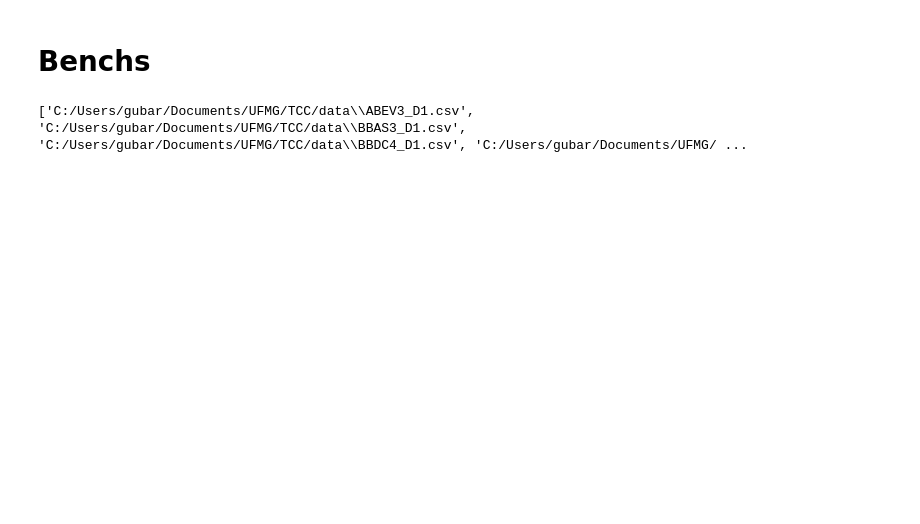
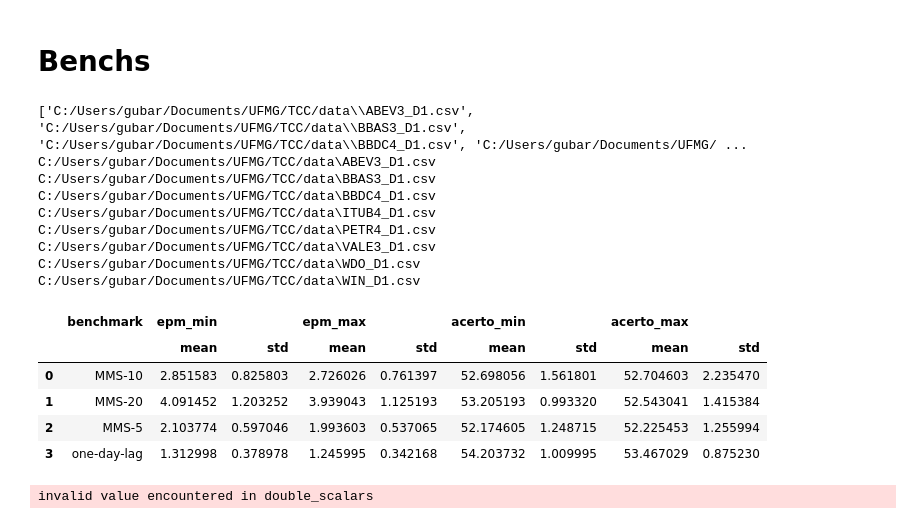
Before and after one commit to gustavo-nakabayashi/TCC, a Jupyter notebook: src/main.ipynb, the cells around one changed output. Cells and saved outputs as stored; diff of their text form; code cells hidden in the pictures; blank space fills up the shorter version.

```diff
--- a/src/main.ipynb
+++ b/src/main.ipynb
@@ -346,6 +450,16 @@ import glob
 from backtest import backtest
 import multiprocess
 import numpy as np
+
+from datetime import datetime, timedelta
+import numpy as np
+import pandas as pd
+
+
+import plotly.express as px
+import plotly.graph_objects as go
+import plotly.io as pio
+
 
 d1_files = glob.glob(r"C:/Users/gubar/Documents/UFMG/TCC/data/*D1.csv")
 print(d1_files)
@@ -367,36 +481,60 @@ def calc_acerto (ys ,ydv):
 for index, d1_file in enumerate(d1_files):
     df_d1 = pd.read_csv(d1_files[index])
     # mma = benchmark.mma(df_d1, 5)
+    print(d1_files[index])
     for bench, func in [
             ("MMS-5", benchmark.sma_5),
             ("MMS-10", benchmark.sma_10),
             ("MMS-20", benchmark.sma_20),
             ("one-day-lag", benchmark.one_day_lag)
         ]:
 
         df_prevision_data = func(df_d1)
 
+
+
         mape_low = erro(df_prevision_data["low"], df_prevision_data["min_ann"])
         mape_high = erro(df_prevision_data["high"], df_prevision_data["max_ann"])
 
         acerto_low = calc_acerto(df_prevision_data["low"], df_prevision_data["min_ann"])
         acerto_high = calc_acerto(df_prevision_data["high"], df_prevision_data["max_ann"])
 
         stock = d1_file.split("\\")[1].split(".")[0]
+
         df_prevision_data[["time", "min_ann", "max_ann", "real_volume"]].to_csv(f'../{bench}/{stock}.csv', header=False, index=False)
 
         prevision_results.append({
             "benchmark": bench,
             "epm_min": mape_low,
             "epm_max": mape_high,
             "acerto_min": acerto_low,
             "acerto_max": acerto_high,
         })
+        df_prevision_data["time"] = pd.to_datetime(df_prevision_data["time"], unit="s")
+        fig = px.line(df_prevision_data, x="time", y=["high", "max_ann", "low", "min_ann"])
+
+
+fig.show()
 
 benchmark_df = pd.DataFrame(prevision_results).groupby(["benchmark"]).agg(['mean', 'std']).reset_index()
+display(benchmark_df)
 benchmark_df.to_latex("../results/benchmark.tex", index=False, float_format="{:0.2f}".format)
 # %% [output]
 ['C:/Users/gubar/Documents/UFMG/TCC/data\\ABEV3_D1.csv', 'C:/Users/gubar/Documents/UFMG/TCC/data\\BBAS3_D1.csv', 'C:/Users/gubar/Documents/UFMG/TCC/data\\BBDC4_D1.csv', 'C:/Users/gubar/Documents/UFMG/ ...
+C:/Users/gubar/Documents/UFMG/TCC/data\ABEV3_D1.csv
+C:/Users/gubar/Documents/UFMG/TCC/data\BBAS3_D1.csv
+C:/Users/gubar/Documents/UFMG/TCC/data\BBDC4_D1.csv
+C:/Users/gubar/Documents/UFMG/TCC/data\ITUB4_D1.csv
+C:/Users/gubar/Documents/UFMG/TCC/data\PETR4_D1.csv
+C:/Users/gubar/Documents/UFMG/TCC/data\VALE3_D1.csv
+C:/Users/gubar/Documents/UFMG/TCC/data\WDO_D1.csv
+C:/Users/gubar/Documents/UFMG/TCC/data\WIN_D1.csv
+|  | benchmark | epm_min |  | epm_max |  | acerto_min |  | acerto_max |  |
+|  |  | mean | std | mean | std | mean | std | mean | std |
+| 0 | MMS-10 | 2.851583 | 0.825803 | 2.726026 | 0.761397 | 52.698056 | 1.561801 | 52.704603 | 2.235470 |
+| 1 | MMS-20 | 4.091452 | 1.203252 | 3.939043 | 1.125193 | 53.205193 | 0.993320 | 52.543041 | 1.415384 |
+| 2 | MMS-5 | 2.103774 | 0.597046 | 1.993603 | 0.537065 | 52.174605 | 1.248715 | 52.225453 | 1.255994 |
+| 3 | one-day-lag | 1.312998 | 0.378978 | 1.245995 | 0.342168 | 54.203732 | 1.009995 | 53.467029 | 0.875230 |
 # %%
 from trader import Trader
 import pandas as pd
@@ -477,6 +616,8 @@ teste = df_metrics_results.groupby(["benchmark"]).agg(['mean', 'std']).reset_ind
 teste = teste.rename(columns={'index': 'stock_code'})
 
 df_metrics_results = pd.concat([df_metrics_results,teste]).reset_index(drop=True)
-teste
+teste[["benchmark", "maximum_drawdown_percentage", "rate", "annualized_returns"]]
 
-teste.to_latex(f"../results/negociador_benchmark.tex", index=False, float_format="{:0.2f}".format)
+teste[["benchmark", "maximum_drawdown_percentage", "rate", "annualized_returns"]].to_latex(f"../results/negociador_benchmark.tex", index=False, float_format="{:0.2f}".format)
+# %% [output]
+invalid value encountered in double_scalars
```
Also changed, not shown: parts of 9 cells of this notebook, 37 other files.
